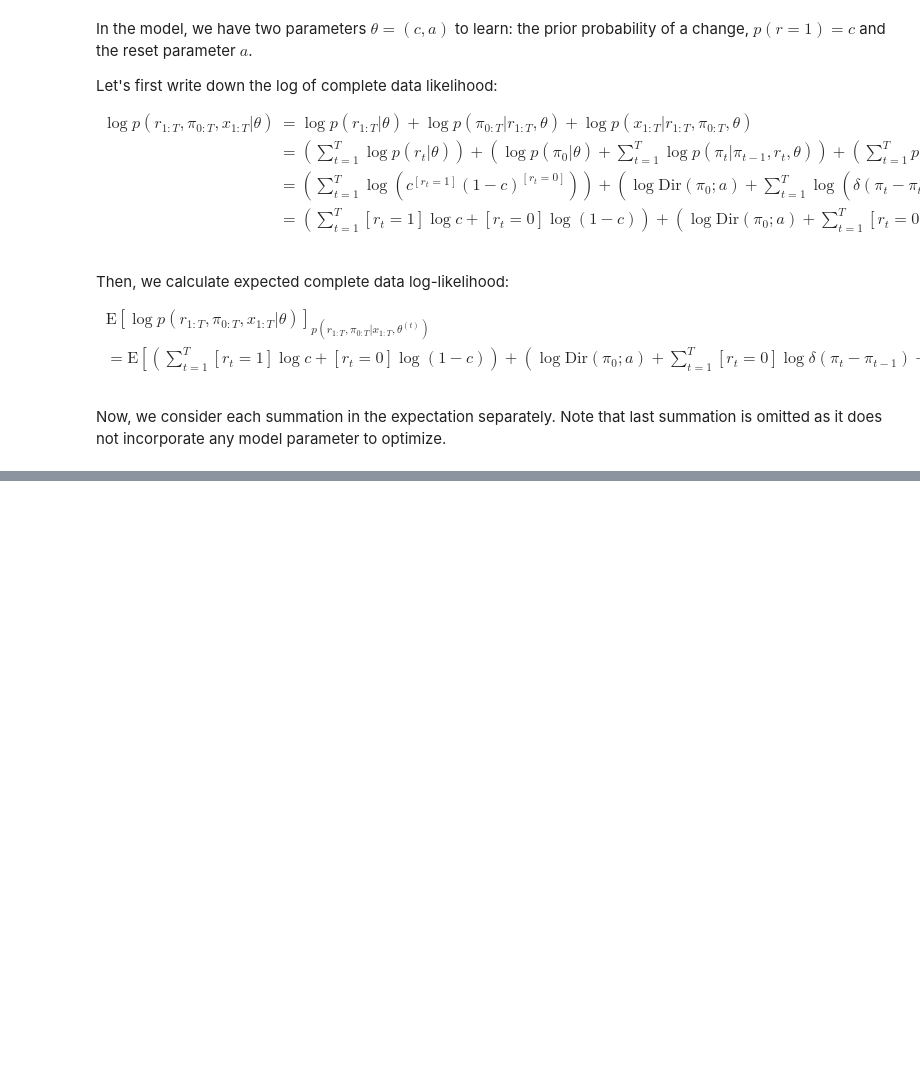
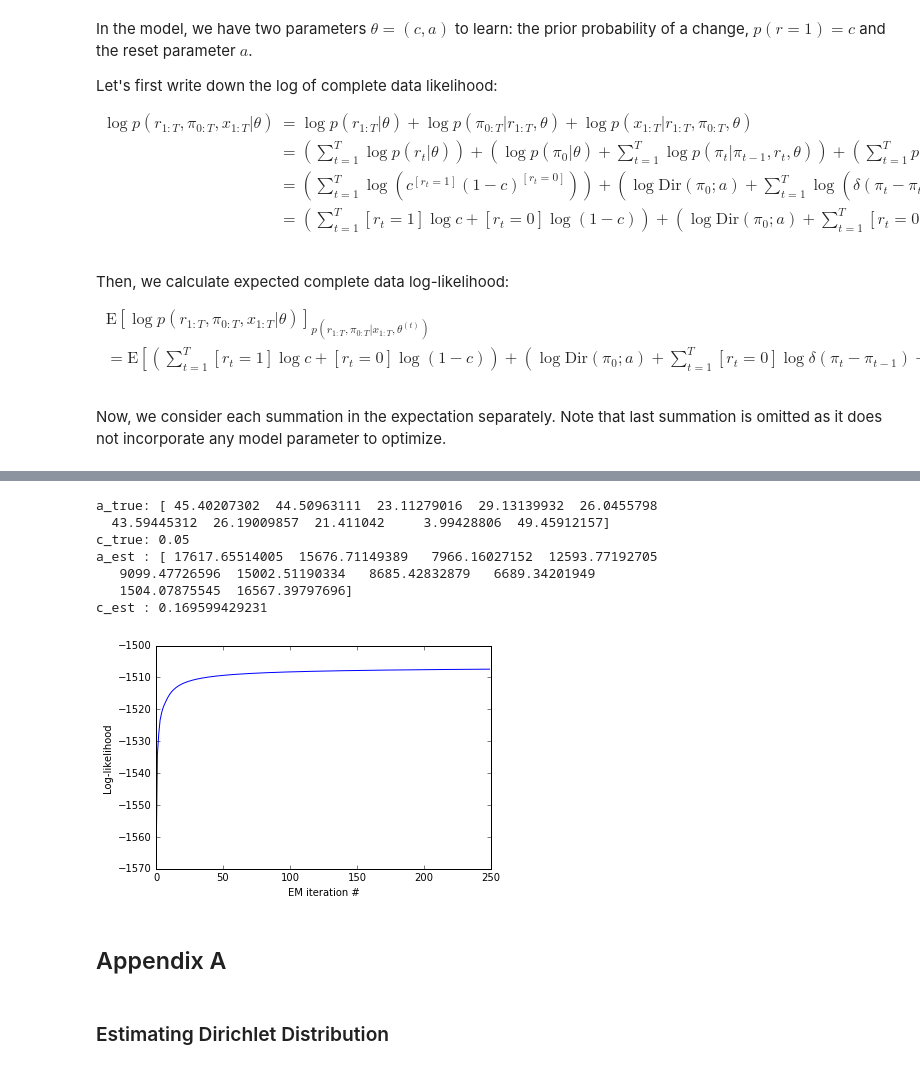
Before and after one commit to cagatayyildiz/bayesian, a Jupyter notebook: Bayesian_Change_Point_Model.ipynb, the cells around one changed output, grey strips where cells are left out. Drawn from its saved outputs; the diff is of its cells as text; code cells hidden in the pictures; blank space fills up the shorter version.

```diff
--- a/Bayesian_Change_Point_Model.ipynb
+++ b/Bayesian_Change_Point_Model.ipynb
@@ -707,0 +750,67 @@ To maximize the above expression, we set $c$ to
+# %%
+#########################
+#### DATA GENERATION ####
+#########################
+T = 100
+K = 5
+c_true = 0.05
+a_true = np.random.random(K)*50
+[ch, pi_, data] = DirichletCPModel.gen_sequence(c_true, a_true, T=100)
+
+#########################
+###### EM ALGORITHM #####
+#########################
+# constants
+MAX_ITER = 50
+INV_DIG_ITER = 100
+
+# initial change point model
+c = 0.25
+a = np.random.random(K)*10
+fb = ForwardBackward(DirichletCPModel(c, a))
+loglhoods = np.zeros(MAX_ITER)
+
+for i in range(MAX_ITER):
+    # log-likelihood calculation
+    norm_consts = ForwardBackward.loglhood(c, a, data)
+    loglhoods[i] = safe_log_sum_exp(norm_consts)
+
+    # E step and sufficient stats
+    [mean, cpp] = fb.smoothing(data)
+    log_nor_mean = np.log( mean/mean.sum(0) )
+    ss = (log_nor_mean*cpp).sum(1) / np.sum(cpp)
+
+    # M step
+    c = np.sum(cpp)*1.0/T
+    for it in range(INV_DIG_ITER):
+        a_new = np.zeros(a.size)
+        for j in range(a.size):
+            a_new[j] = inv_digamma( ss[j]+sp.digamma(a.sum()) )
+        a = a_new
+    fb = ForwardBackward(DirichletCPModel(c, a))
+
+# results
+print("a_true:", a_true)
+print("c_true:", c_true)
+print("a_est :",a)
+print("c_est :",c)
+
+plt.plot(loglhoods)
+plt.ylabel("Log-likelihood")
+plt.xlabel("EM iteration #")
+plt.show()
+# %% [output]
+a_true: [ 45.40207302  44.50963111  23.11279016  29.13139932  26.0455798
+  43.59445312  26.19009857  21.411042     3.99428806  49.45912157]
+c_true: 0.05
+a_est : [ 17617.65514005  15676.71149389   7966.16027152  12593.77192705
+   9099.47726596  15002.51190334   8685.42832879   6689.34201949
+   1504.07875545  16567.39797696]
+c_est : 0.169599429231
+[figure, added]
+# %% [markdown]
+
+
+## Appendix A
+# %% [markdown]
+### Estimating Dirichlet Distribution
```
Also changed, not shown: parts of 16 cells of this notebook, 1 other file.
